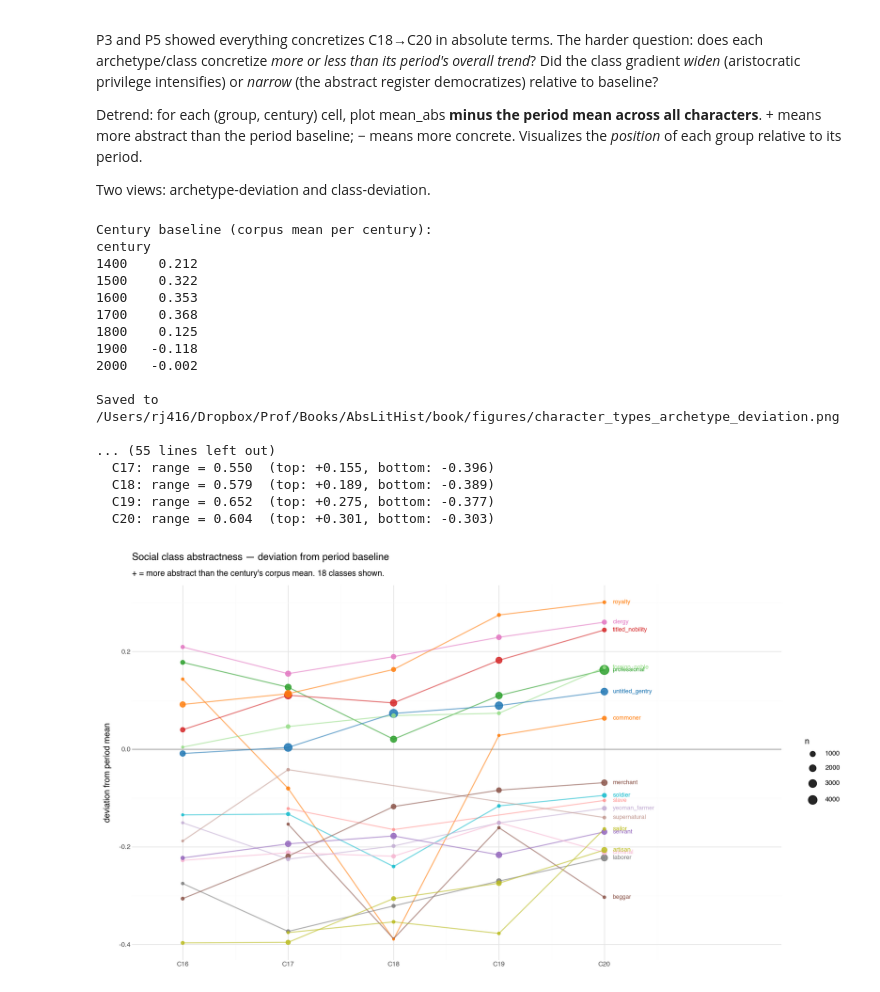
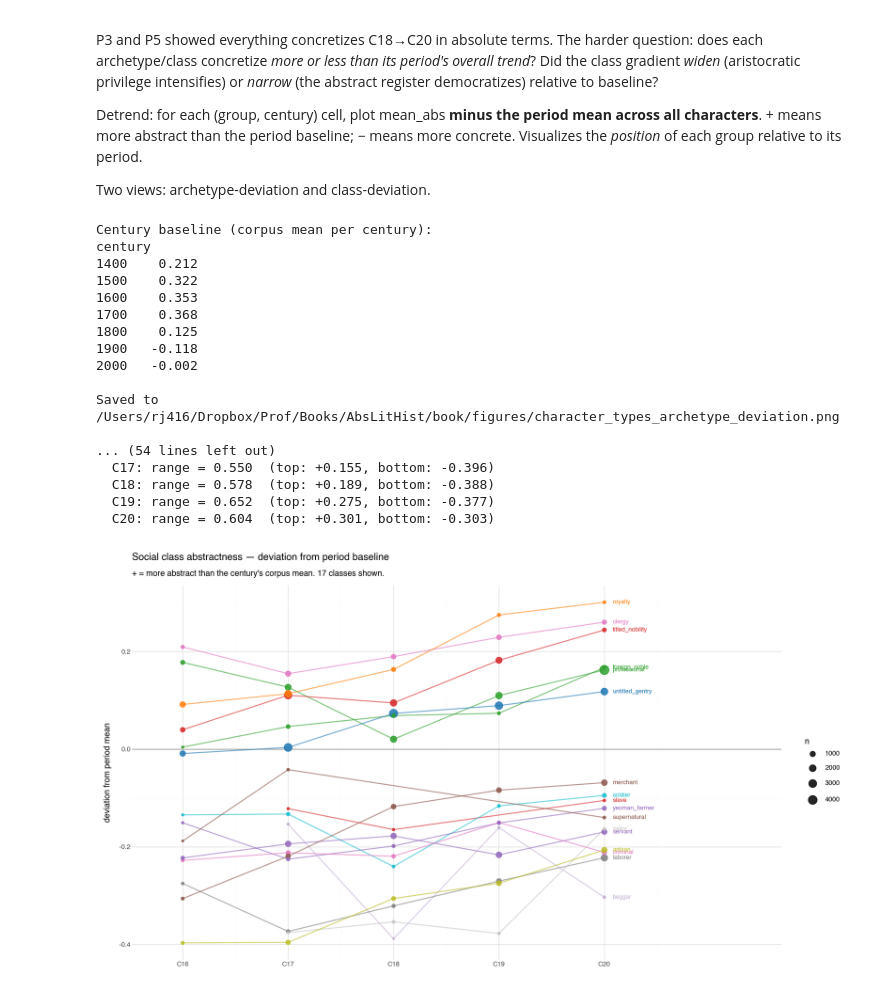
Before and after one commit to quadrismegistus/abstraction, a Jupyter notebook: notebooks/18-character-types.ipynb, the cells around one changed output. Cells and saved outputs as stored; diff of their text form; code cells hidden in the pictures.

Commit message:
nb18: drop 'commoner' from P6 (late schema addition, unevenly applied)

```diff
--- a/notebooks/18-character-types.ipynb
+++ b/notebooks/18-character-types.ipynb
@@ -701,7 +701,8 @@ print('\nArchetype deviation from period baseline:')
 print(tbl_a.to_string())
 
 # --- CLASS deviation: ALL classes (n>=30 per cell, 3+ centuries) ---
-all_classes = [c for c in ch['social_class'].unique() if c not in ('unknown', '')]
+# 'commoner' was added late to the schema and is unevenly applied — drop it.
+all_classes = [c for c in ch['social_class'].unique() if c not in ('unknown', '', 'commoner')]
 print(f'\nAll classes attempted: {len(all_classes)}')
 
 rows_c = []
@@ -760,33 +761,33 @@ tbl_c.columns = [f'C{(int(c)-50)//100+1}' for c in tbl_c.columns]
 tbl_c = tbl_c.reindex(cls_order2)
 print('\nClass deviation from period baseline (all 3+century classes):')
 print(tbl_c.to_string())
 
 # Range of class deviations per century
 print('\nClass-deviation range per century:')
 for cent in (1600, 1700, 1800, 1900):
     cy = cent + 50
     devs = cdev[cdev['century_year'] == cy]['dev']
     if len(devs) >= 5:
         print(f'  C{cent//100+1}: range = {devs.max() - devs.min():.3f}  '
               f'(top: {devs.max():+.3f}, bottom: {devs.min():+.3f})')
 
 p_p6c
 # %% [output]
 Century baseline (corpus mean per century):
 century
 1400    0.212
 1500    0.322
 1600    0.353
 1700    0.368
 1800    0.125
 1900   -0.118
 2000   -0.002
 
 Saved to /Users/rj416/Dropbox/Prof/Books/AbsLitHist/book/figures/character_types_archetype_deviation.png
 
-... (55 lines left out)
+... (54 lines left out)
   C17: range = 0.550  (top: +0.155, bottom: -0.396)
-  C18: range = 0.579  (top: +0.189, bottom: -0.389)
+  C18: range = 0.578  (top: +0.189, bottom: -0.388)
   C19: range = 0.652  (top: +0.275, bottom: -0.377)
   C20: range = 0.604  (top: +0.301, bottom: -0.303)
-[figure, old version]
+[figure, new version]
```
